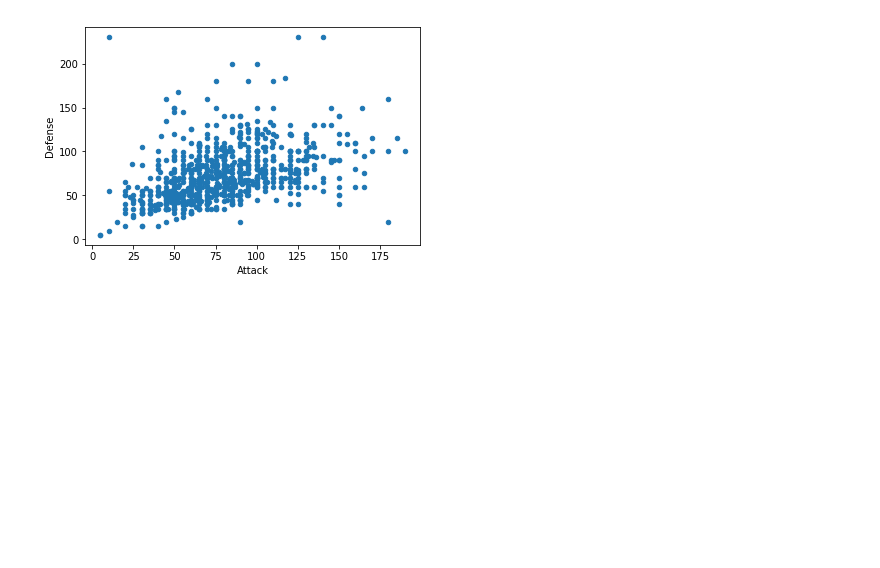
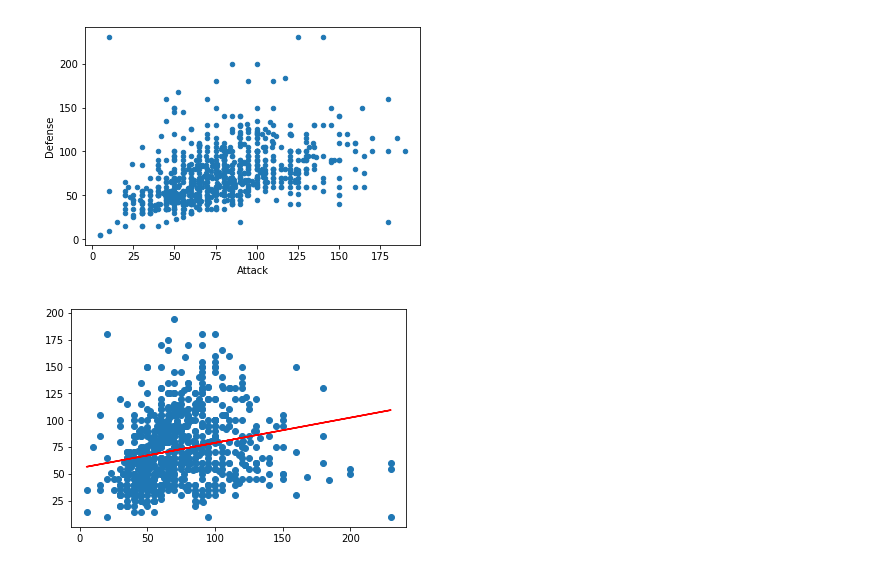
Before and after one commit to willmenn/pokedex, a Jupyter notebook: pokedex.ipynb, the cells around one changed output. Cells and saved outputs as stored; diff of their text form; code cells hidden in the pictures; blank space fills up the shorter version.

Commit message:
add linear regression

```diff
--- a/pokedex.ipynb
+++ b/pokedex.ipynb
@@ -103,3 +103,19 @@ df.plot(x='Attack', y='Defense', kind='scatter')
 # %% [output]
 <matplotlib.axes._subplots.AxesSubplot at 0x...>
 [figure]
+# %%
+from sklearn.linear_model import LinearRegression
+import numpy as np
+import matplotlib.pyplot as plt  # To visualize
+
+X = df.iloc[:, 6].values.reshape(-1, 1)  # values converts it into a numpy array
+Y = df.iloc[:, 7].values.reshape(-1, 1)  # -1 means that calculate the dimension of rows, but have 1 column
+linear_regressor = LinearRegression()  # create object for the class
+linear_regressor.fit(X, Y)  # perform linear regression
+Y_pred = linear_regressor.predict(X)  # make predictions
+
+plt.scatter(X, Y)
+plt.plot(X, Y_pred, color='red')
+plt.show()
+# %% [output]
+[figure, added]
```
